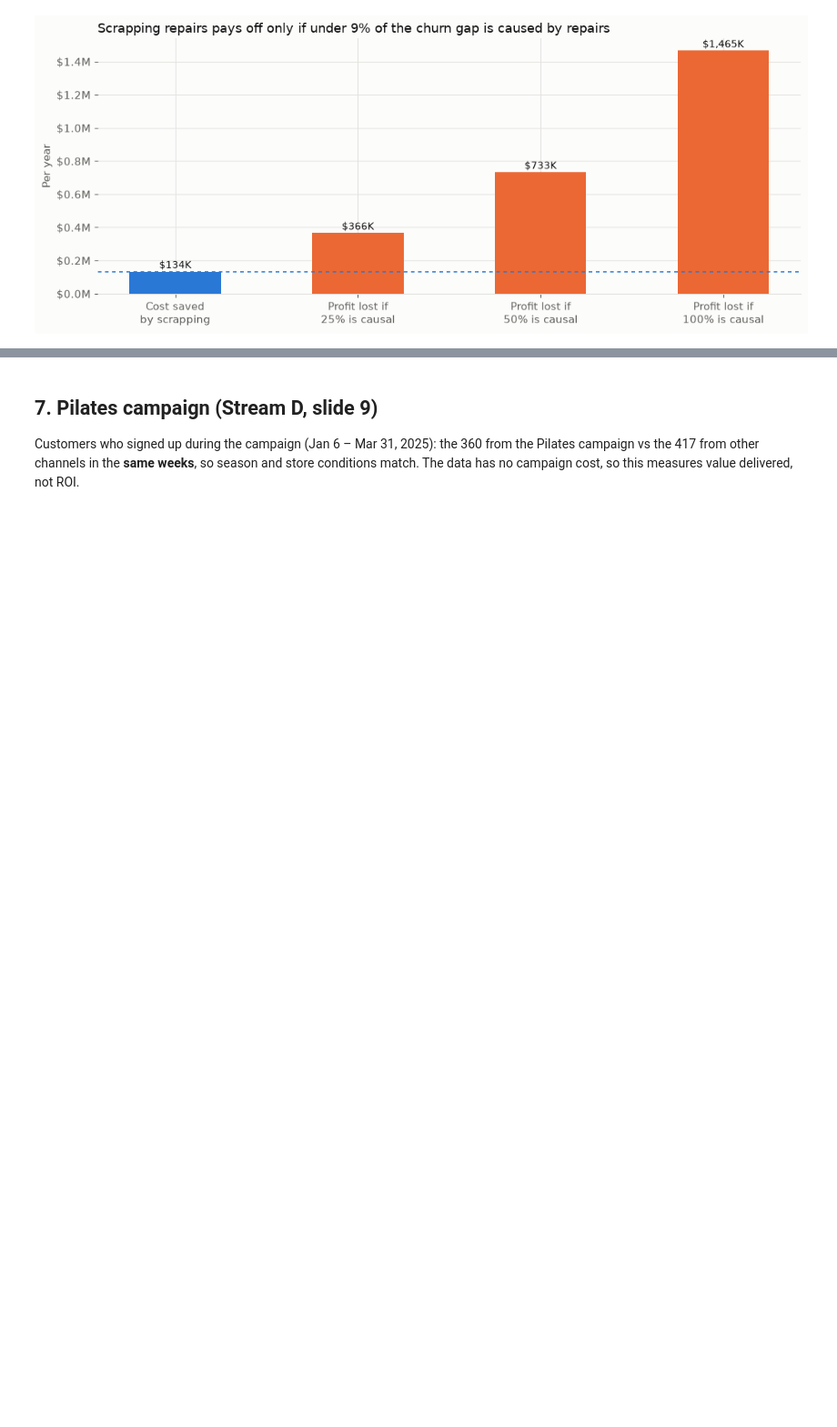
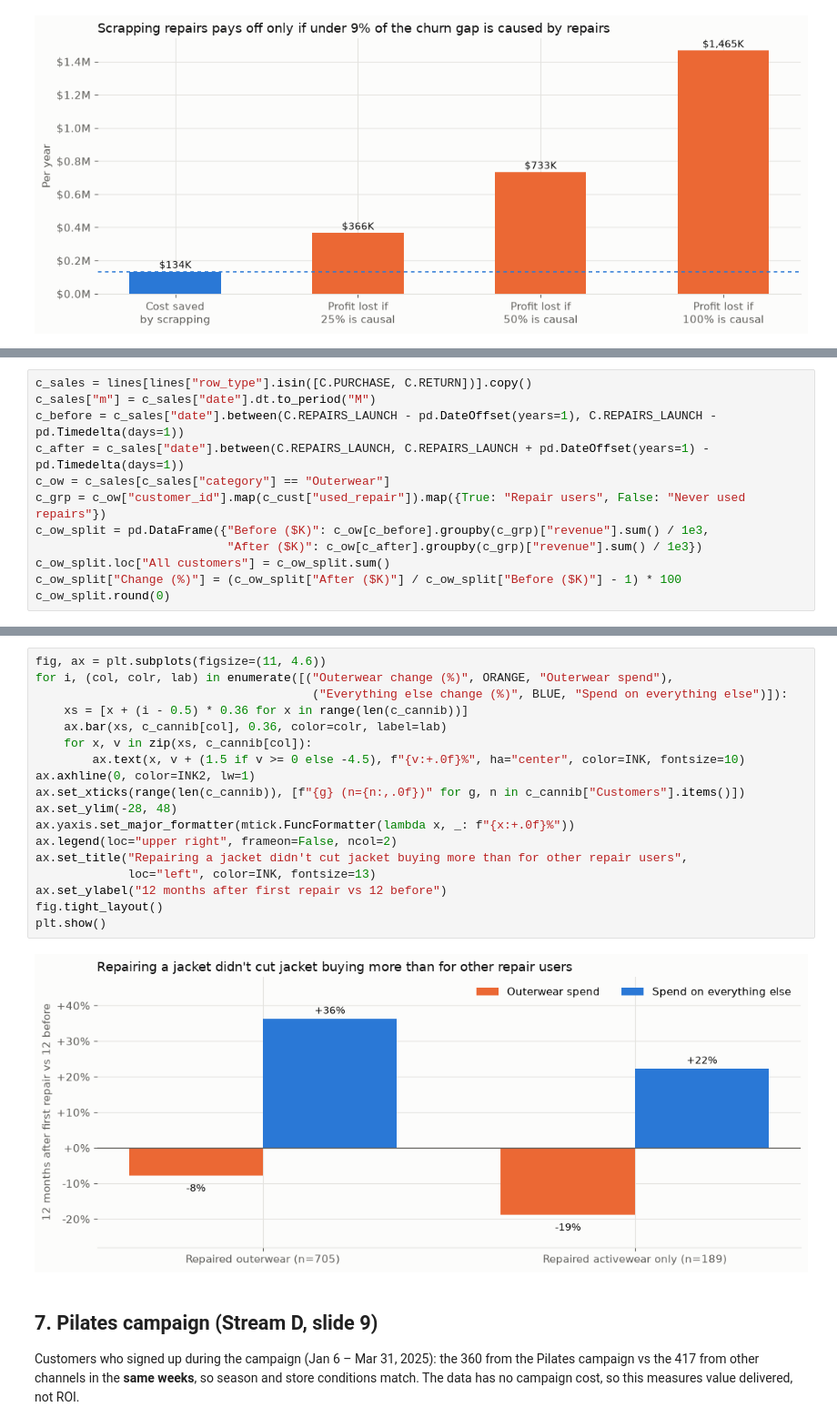
Before and after one commit to rchicoin/DATATHON2026, a Jupyter notebook: summary.ipynb, the cells around one changed output, grey strips where cells are left out. Shown at 91% size. Drawn from its saved outputs; the diff is of its cells as text; blank space fills up the shorter version.

Commit message:
Rebuild summary.ipynb with C-3 cannibalization section
Co-Authored-By: Claude Opus 5.5 <noreply@anthropic.com>

```diff
--- a/summary.ipynb
+++ b/summary.ipynb
@@ -489,0 +499,12 @@ plt.show()
+# %%
+c_sales = lines[lines["row_type"].isin([C.PURCHASE, C.RETURN])].copy()
+c_sales["m"] = c_sales["date"].dt.to_period("M")
+c_before = c_sales["date"].between(C.REPAIRS_LAUNCH - pd.DateOffset(years=1), C.REPAIRS_LAUNCH - pd.Timedelta(days=1))
+c_after = c_sales["date"].between(C.REPAIRS_LAUNCH, C.REPAIRS_LAUNCH + pd.DateOffset(years=1) - pd.Timedelta(days=1))
+c_ow = c_sales[c_sales["category"] == "Outerwear"]
+c_grp = c_ow["customer_id"].map(c_cust["used_repair"]).map({True: "Repair users", False: "Never used repairs"})
+c_ow_split = pd.DataFrame({"Before ($K)": c_ow[c_before].groupby(c_grp)["revenue"].sum() / 1e3,
+                           "After ($K)": c_ow[c_after].groupby(c_grp)["revenue"].sum() / 1e3})
+c_ow_split.loc["All customers"] = c_ow_split.sum()
+c_ow_split["Change (%)"] = (c_ow_split["After ($K)"] / c_ow_split["Before ($K)"] - 1) * 100
+c_ow_split.round(0)
@@ -490,3 +551,23 @@ plt.show()
+# %%
+fig, ax = plt.subplots(figsize=(11, 4.6))
+for i, (col, colr, lab) in enumerate([("Outerwear change (%)", ORANGE, "Outerwear spend"),
+                                       ("Everything else change (%)", BLUE, "Spend on everything else")]):
+    xs = [x + (i - 0.5) * 0.36 for x in range(len(c_cannib))]
+    ax.bar(xs, c_cannib[col], 0.36, color=colr, label=lab)
+    for x, v in zip(xs, c_cannib[col]):
+        ax.text(x, v + (1.5 if v >= 0 else -4.5), f"{v:+.0f}%", ha="center", color=INK, fontsize=10)
+ax.axhline(0, color=INK2, lw=1)
+ax.set_xticks(range(len(c_cannib)), [f"{g} (n={n:,.0f})" for g, n in c_cannib["Customers"].items()])
+ax.set_ylim(-28, 48)
+ax.yaxis.set_major_formatter(mtick.FuncFormatter(lambda x, _: f"{x:+.0f}%"))
+ax.legend(loc="upper right", frameon=False, ncol=2)
+ax.set_title("Repairing a jacket didn't cut jacket buying more than for other repair users",
+             loc="left", color=INK, fontsize=13)
+ax.set_ylabel("12 months after first repair vs 12 before")
+fig.tight_layout()
+plt.show()
+# %% [output]
+[figure, added]
 # %% [markdown]
 ## 7. Pilates campaign (Stream D, slide 9)
 Customers who signed up during the campaign (Jan 6 – Mar 31, 2025): the 360 from the Pilates campaign vs the 417
```
Also changed, not shown: parts of 7 cells of this notebook.
